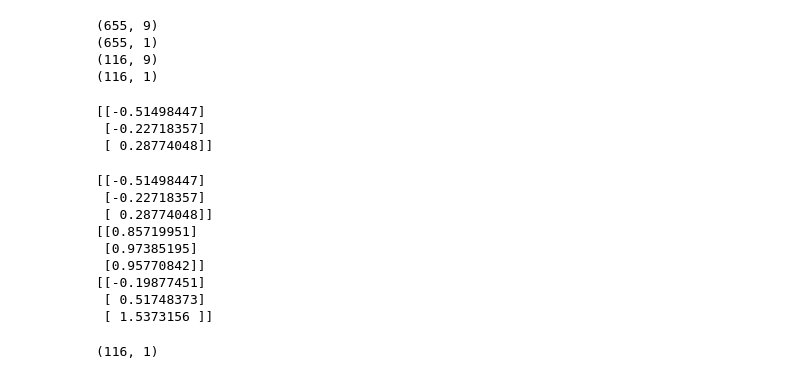
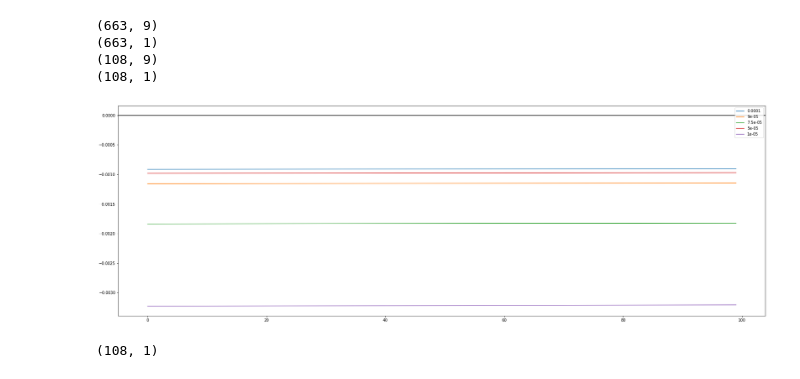
Before and after one commit to abhinav-exp/Forecasting-CryptoCurrency-Prices, a Jupyter notebook: TFLANN.ipynb, the cells around one changed output. Drawn from its saved outputs; the diff is of its cells as text; code cells hidden in the pictures.

```diff
--- a/TFLANN.ipynb
+++ b/TFLANN.ipynb
@@ -39,41 +79,18 @@ print(data2)
 
 [771 rows x 10 columns]
 # %%
-train_x = data2.iloc[:int(0.85*len(data2)), :9]
-train_y = data2.iloc[:int(0.85*len(data2)), 9:10]
-test_x = data2.iloc[int(0.85*len(data2)):, :9]
-test_y = data2.iloc[int(0.85*len(data2)):, 9:10]
+train_x = data3.iloc[:int(0.85*len(data2)), :9]
+train_y = data3.iloc[:int(0.85*len(data2)), 9:10]
+test_x = data3.iloc[int(0.85*len(data2)):, :9]
+test_y = data3.iloc[int(0.85*len(data2)):, 9:10]
 print(train_x.shape)
 print(train_y.shape)
 print(test_x.shape)
 print(test_y.shape)
 # %% [output]
-(655, 9)
-(655, 1)
-(116, 9)
-(116, 1)
+(663, 9)
+(663, 1)
+(108, 9)
+(108, 1)
-# %%
-qqqq = 2*np.random.random((3, 1)) - 1
-print(np.sin(qqqq))
-# %% [output]
-[[-0.51498447]
- [-0.22718357]
- [ 0.28774048]]
-# %%
-s = np.sin(qqqq)
-c = np.cos(qqqq)
-print(s)
-print(c)
-print(qqqq + s + c)
-# %% [output]
-[[-0.51498447]
- [-0.22718357]
- [ 0.28774048]]
-[[0.85719951]
- [0.97385195]
- [0.95770842]]
-[[-0.19877451]
- [ 0.51748373]
- [ 1.5373156 ]]
 # %%
 class TFLANN():
@@ -109,7 +129,24 @@ class TFLANN():
+# %%
+tuning_learning_rates = [0.0001, 0.00009, 0.000075, 0.00005, 0.00001]
+
+plt.figure(figsize = (30, 10))
+
+for t in tuning_learning_rates:
+  m = TFLANN(t)
+  m.train(train_x = train_x, train_y = train_y, epochs = 10000)
+  ec = m.me_curve[-101:-1]
+  # print(ec)
+  plt.plot(ec)
+
+plt.legend([str(u) for u in tuning_learning_rates])
+plt.axhline(y=0, c="black", label="y=0")
+plt.show()
+# %% [output]
+[figure, added]
 # %%
-model = TFLANN()
-model.train(train_x = train_x, train_y = train_y, epochs = 1000)
+model = TFLANN(0.0001)
+model.train(train_x = train_x, train_y = train_y, epochs = 10000)
 preds = model.forward_propagation(test_x)
 print(preds.shape)
 # %% [output]
-(116, 1)
+(108, 1)
```
Also changed, not shown: parts of 7 cells of this notebook.
